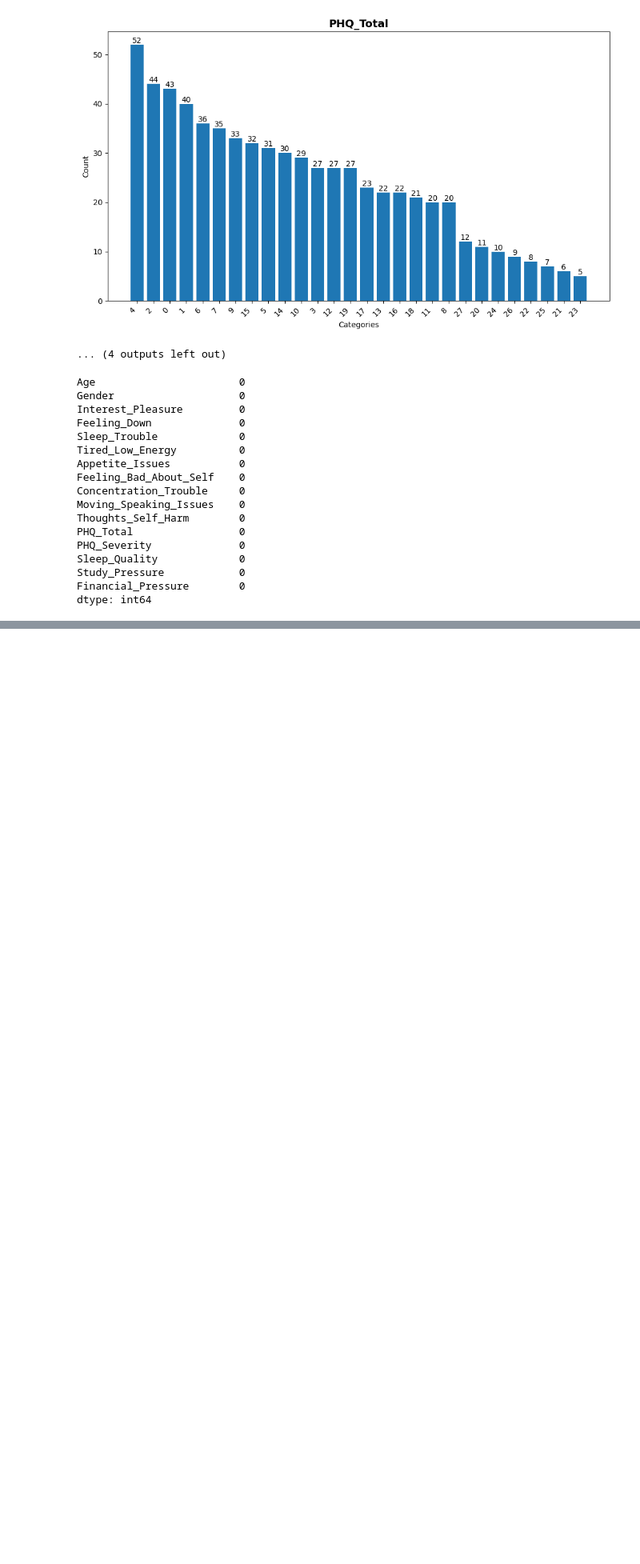
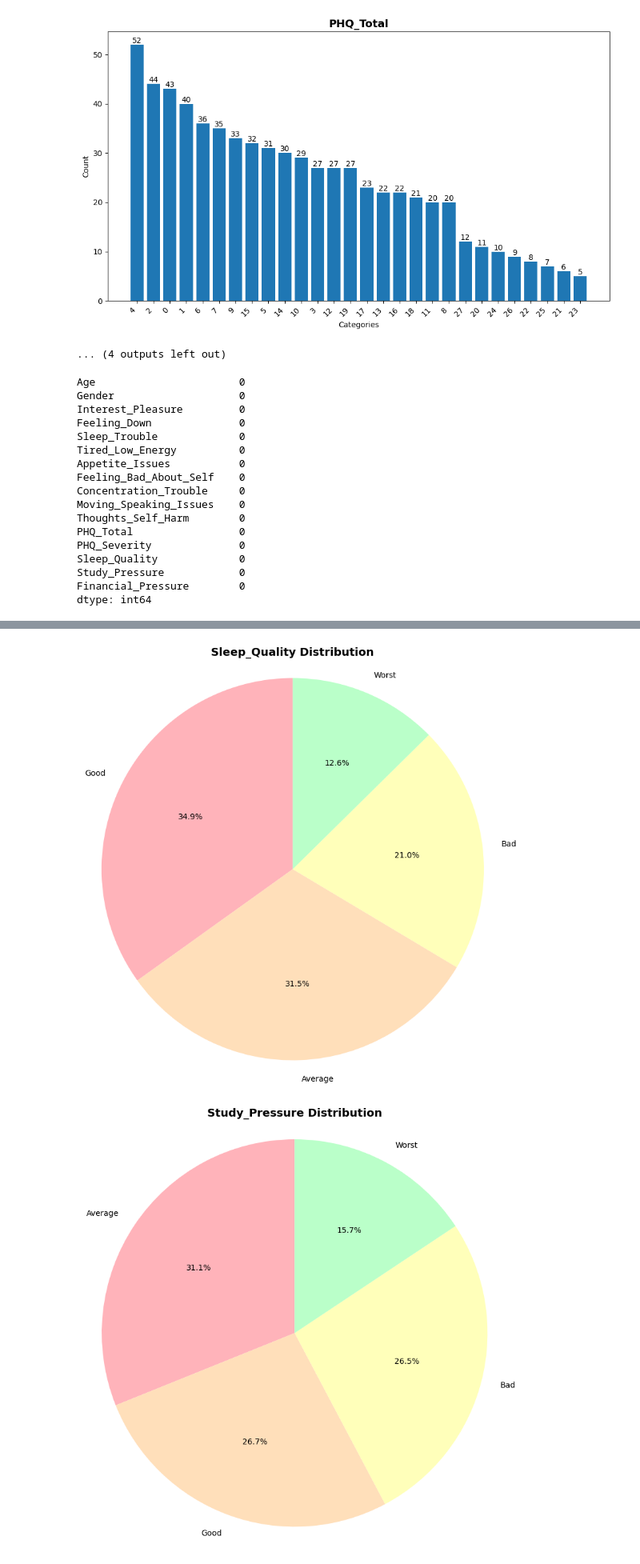
Before and after one commit to AbdullahIbneAziz/PHQ-9-Thesis-, a Jupyter notebook: model.ipynb, the cells around one changed output, grey strips where cells are left out. Shown at 80% size. Cells and saved outputs as stored; diff of their text form; code cells hidden in the pictures; blank space fills up the shorter version.

Commit message:
Data Preprocessing and Feature Engineering

```diff
--- a/model.ipynb
+++ b/model.ipynb
@@ -249,0 +214,32 @@ Male                       25.36
+# %%
+# Create pie charts for Sleep_Quality, Study_Pressure, and Financial_Pressure
+import matplotlib.pyplot as plt
+
+# List of columns to create pie charts for (excluding PHQ_Severity since it was dropped)
+pie_columns = ['Sleep_Quality', 'Study_Pressure', 'Financial_Pressure']
+
+# Define pastel colors
+pastel_colors = ['#FFB3BA', '#FFDFBA', '#FFFFBA', '#BAFFC9', '#BAE1FF', '#E1BAFF', '#FFBAE1', '#C9BAFF']
+
+# Create separate pie chart for each column
+for column in pie_columns:
+    if column in data.columns:  # Check if column exists in the dataframe
+        plt.figure(figsize=(8, 8))
+
+        # Get value counts
+        value_counts = data[column].value_counts()
+
+        # Create pie chart with pastel colors
+        plt.pie(value_counts.values, labels=value_counts.index, autopct='%1.1f%%', startangle=90, colors=pastel_colors[:len(value_counts)])
+        plt.title(f'{column} Distribution', fontsize=14, fontweight='bold')
+
+        # Equal aspect ratio ensures that pie is drawn as a circle
+        plt.axis('equal')
+
+        plt.tight_layout()
+        plt.show()
+    else:
+        print(f"Column '{column}' not found in the dataset")
+# %% [output]
+[figure, added]
+[figure, added]
```
Also changed, not shown: parts of 12 cells of this notebook.
